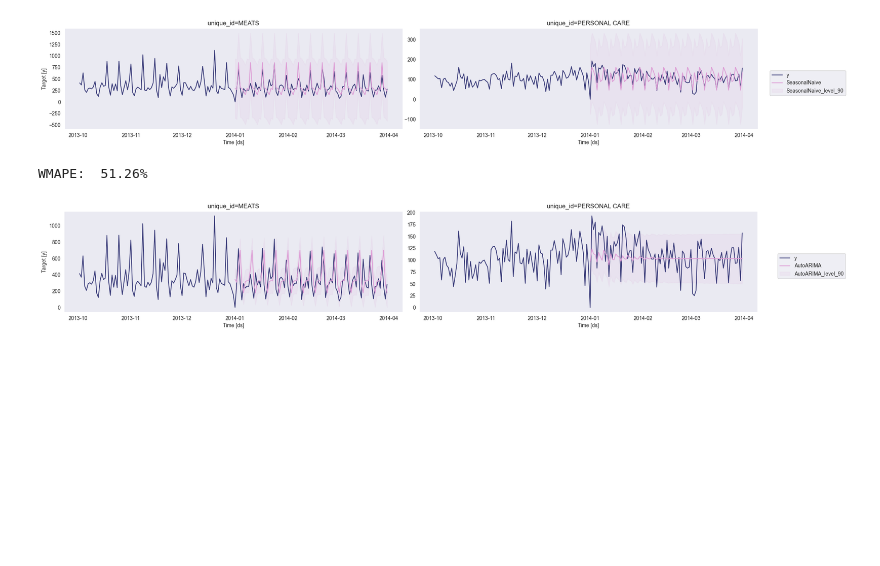
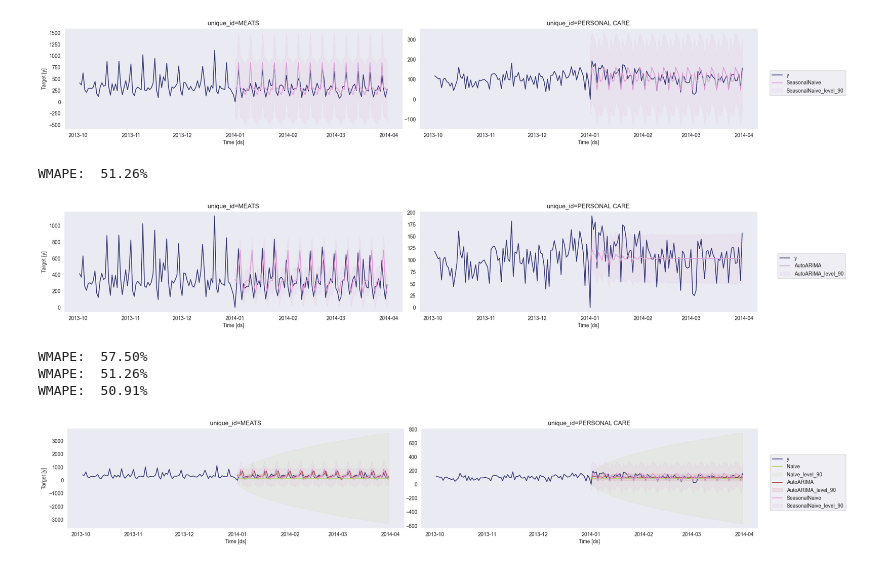
Before and after one commit to camimq/machine_learning_and_time_series, a Jupyter notebook: 03_analise_de_series_temporais/notebooks/aula5_modelando_e_realizando_o_forecasting.ipynb, the cells around one changed output. Cells and saved outputs as stored; diff of their text form; code cells hidden in the pictures; blank space fills up the shorter version.

Commit message:
adiciona conteúdo da Aula Modelando e realizando o forecasting - V

```diff
--- a/03_analise_de_series_temporais/notebooks/aula5_modelando_e_realizando_o_forecasting.ipynb
+++ b/03_analise_de_series_temporais/notebooks/aula5_modelando_e_realizando_o_forecasting.ipynb
@@ -388,3 +388,23 @@ model_a.plot(treino, forecast_a, level=[90], unique_ids = ['MEATS', 'PERSONAL CA
 # %% [output]
 WMAPE:  51.26%
 [figure]
+# %%
+model_a = StatsForecast(models=[Naive(),AutoARIMA(season_length=7), SeasonalNaive(season_length=7)], freq='D', n_jobs=-1)
+model_a.fit(treino)
+
+forecast_a = model_a.predict(h=h, level=[90])
+forecast_a = forecast_a.reset_index().merge(valid, on=['ds', 'unique_id'], how='left')
+
+wmape5 = wmape(forecast_a['y'].values, forecast_a['Naive'].values)
+wmape6 = wmape(forecast_a['y'].values, forecast_a['AutoARIMA'].values)
+wmape7 = wmape(forecast_a['y'].values, forecast_a['SeasonalNaive'].values)
+print(f'WMAPE: {wmape5: .2%}')
+print(f'WMAPE: {wmape6: .2%}')
+print(f'WMAPE: {wmape7: .2%}')
+
+model_a.plot(treino, forecast_a, level=[90], unique_ids = ['MEATS', 'PERSONAL CARE'], engine='matplotlib', max_insample_length=90)
+# %% [output]
+WMAPE:  57.50%
+WMAPE:  51.26%
+WMAPE:  50.91%
+[figure, added]
```
